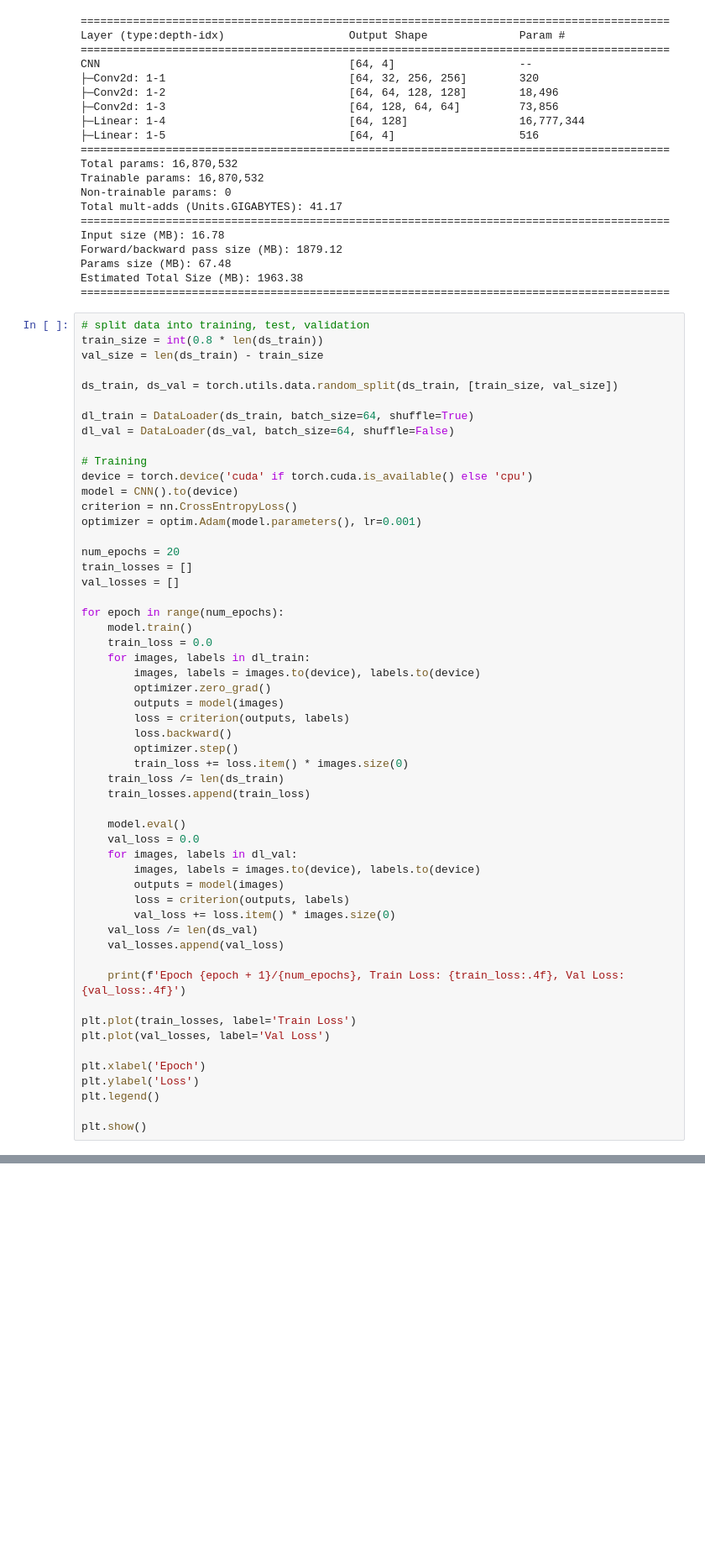
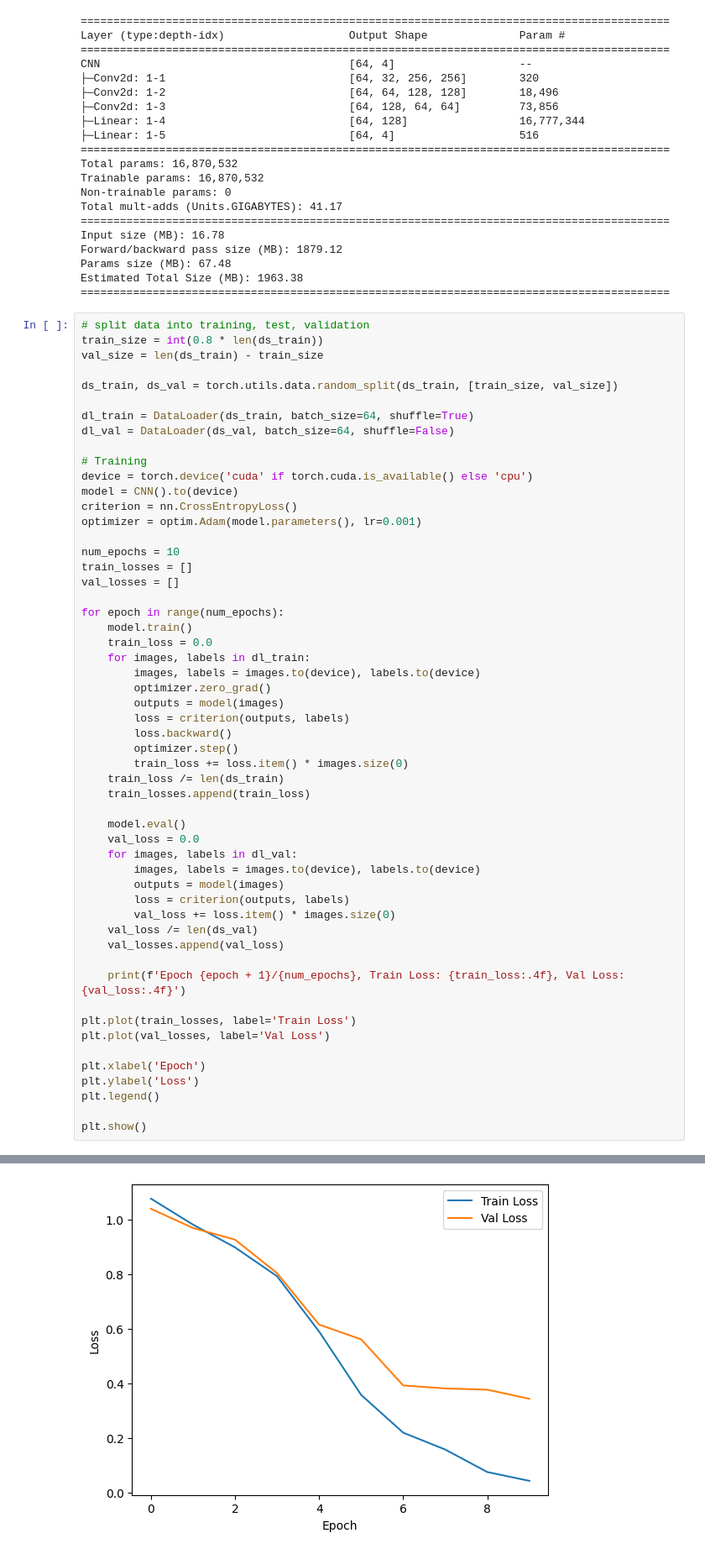
Before and after one commit to TessaUofU/DL_Project, a Jupyter notebook: MRI_CNN.ipynb, the cells around one changed output, grey strips where cells are left out. Shown: that part at 84% size. Drawn from its saved outputs; the diff is of its cells as text; blank space fills up the shorter version.

```diff
--- a/MRI_CNN.ipynb
+++ b/MRI_CNN.ipynb
@@ -123,7 +123,7 @@ model = CNN().to(device)
 criterion = nn.CrossEntropyLoss()
 optimizer = optim.Adam(model.parameters(), lr=0.001)
 
-num_epochs = 20
+num_epochs = 10
 train_losses = []
 val_losses = []
 
@@ -169,3 +175,4 @@ Epoch 4/20, Train Loss: 0.6398, Val Loss: 0.5452
+[figure, added]
 # %%
 # find the accuracy of the CNN model
 model.eval()
```
Also changed, not shown: parts of 2 cells of this notebook.
